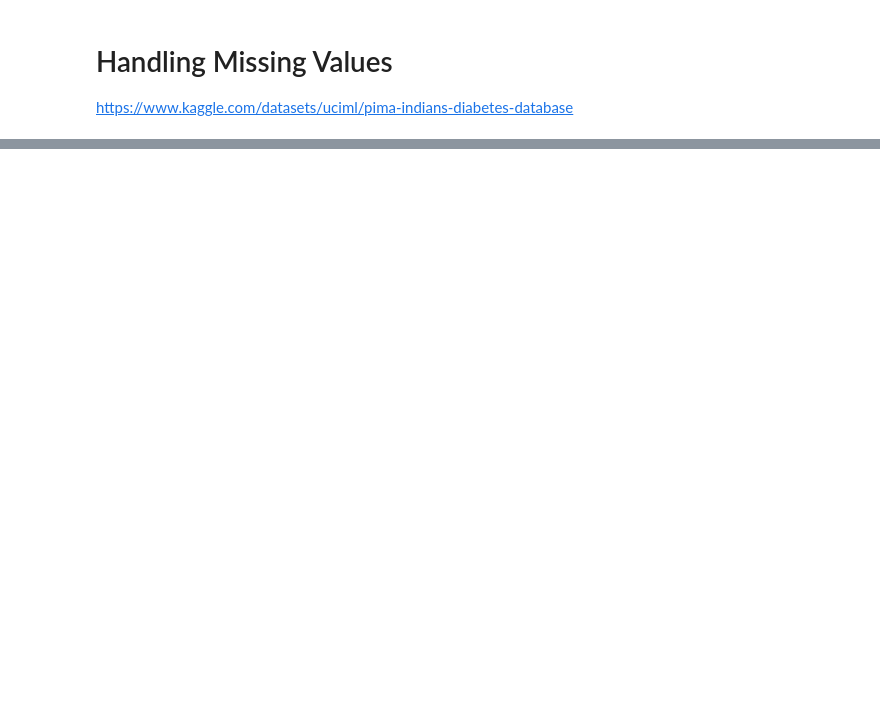
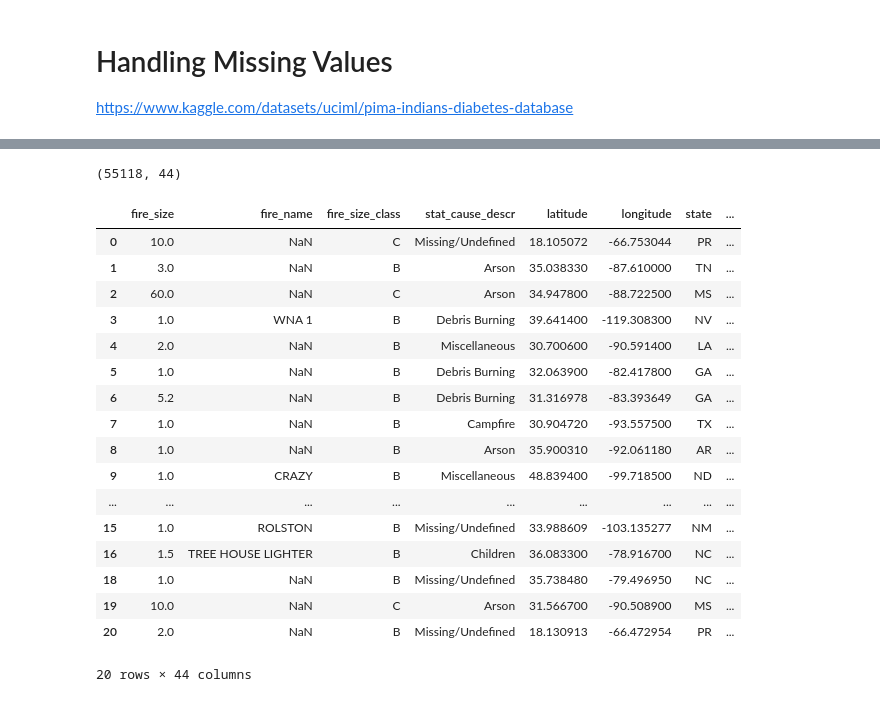
Before and after one commit to mahrukh-k/Predicting-Wildfires, a Jupyter notebook: 05-Handling-Missing-Values.ipynb, the cells around one changed output, grey strips where cells are left out. Saved outputs shown, nothing was run; the diff lists cells and outputs as text; code cells hidden in the pictures; blank space fills up the shorter version.

```diff
--- a/05-Handling-Missing-Values.ipynb
+++ b/05-Handling-Missing-Values.ipynb
@@ -95,0 +147,31 @@ df.shape
+# %%
+#df.dropna(inplace=True)
+#(3507, 43)
+
+
+threshold = 50
+df1.drop(nan_percentages[nan_percentages > threshold].index, inplace=True)
+df1.shape
+# %% [output]
+(55118, 44)
+# %%
+df.head(20)
+# %% [output]
+|  | fire_size | fire_name | fire_size_class | stat_cause_descr | latitude | longitude | state | ... |
+| 0 | 10.0 | NaN | C | Missing/Undefined | 18.105072 | -66.753044 | PR | ... |
+| 1 | 3.0 | NaN | B | Arson | 35.038330 | -87.610000 | TN | ... |
+| 2 | 60.0 | NaN | C | Arson | 34.947800 | -88.722500 | MS | ... |
+| 3 | 1.0 | WNA 1 | B | Debris Burning | 39.641400 | -119.308300 | NV | ... |
+| 4 | 2.0 | NaN | B | Miscellaneous | 30.700600 | -90.591400 | LA | ... |
+| 5 | 1.0 | NaN | B | Debris Burning | 32.063900 | -82.417800 | GA | ... |
+| 6 | 5.2 | NaN | B | Debris Burning | 31.316978 | -83.393649 | GA | ... |
+| 7 | 1.0 | NaN | B | Campfire | 30.904720 | -93.557500 | TX | ... |
+| 8 | 1.0 | NaN | B | Arson | 35.900310 | -92.061180 | AR | ... |
+| 9 | 1.0 | CRAZY | B | Miscellaneous | 48.839400 | -99.718500 | ND | ... |
+| ... | ... | ... | ... | ... | ... | ... | ... | ... |
+| 15 | 1.0 | ROLSTON | B | Missing/Undefined | 33.988609 | -103.135277 | NM | ... |
+| 16 | 1.5 | TREE HOUSE LIGHTER | B | Children | 36.083300 | -78.916700 | NC | ... |
+| 18 | 1.0 | NaN | B | Missing/Undefined | 35.738480 | -79.496950 | NC | ... |
+| 19 | 10.0 | NaN | C | Arson | 31.566700 | -90.508900 | MS | ... |
+| 20 | 2.0 | NaN | B | Missing/Undefined | 18.130913 | -66.472954 | PR | ... |
+20 rows × 44 columns
```
Also changed, not shown: parts of 10 cells of this notebook, 3 other files.
